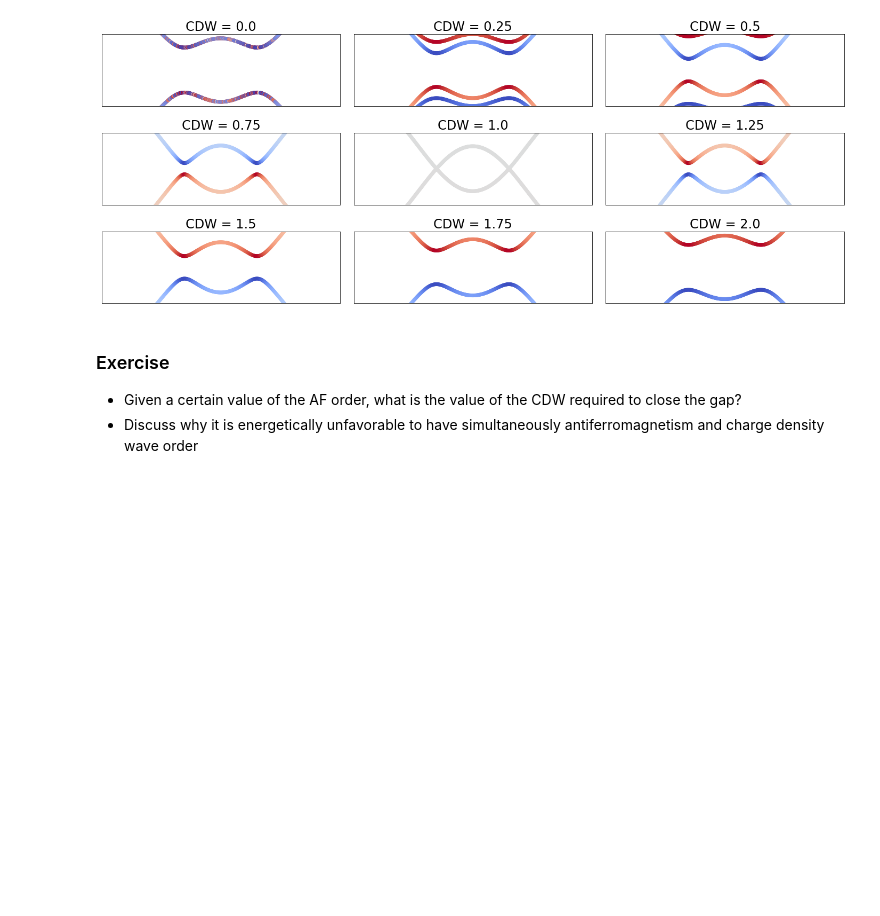
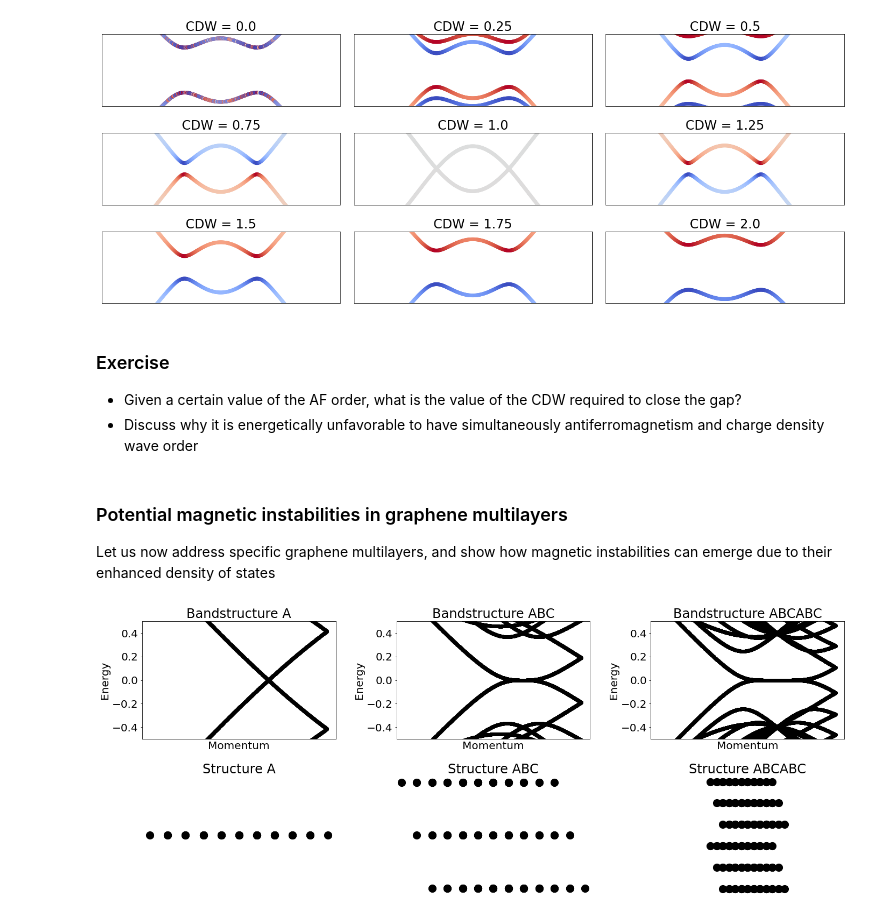
Before and after one commit to joselado/jyvaskyla_summer_school_2022, a Jupyter notebook: sessions/session3.ipynb, the cells around one changed output. Drawn from its saved outputs; the diff is of its cells as text; code cells hidden in the pictures; blank space fills up the shorter version.

```diff
--- a/sessions/session3.ipynb
+++ b/sessions/session3.ipynb
@@ -381,3 +381,24 @@ plt.tight_layout() # adjust the subplots
 ### Exercise
 - Given a certain value of the AF order, what is the value of the CDW required to close the gap?
 - Discuss why it is energetically unfavorable to have simultaneously antiferromagnetism and charge density wave order
+# %% [markdown]
+### Potential magnetic instabilities in graphene multilayers
+Let us now address specific graphene multilayers, and show how magnetic instabilities can emerge due to their enhanced density of states
+# %%
+from pyqula import specialhamiltonian
+mls = ["A","ABC","ABCABC"] # graphene multilayers to consider
+ii = 1 # counter
+for m in mls: # loop over multilayers
+    h = specialhamiltonian.multilayer_graphene(l=m,ti=0.4) # Hamiltonian of the graphene multilayer
+    h = h.get_supercell(4) # make a supercell to see the bands easier
+    (k,e) = h.get_bands(nk=800,kpath=["G","K","M"]) # compute band structure
+    plt.subplot(2,len(mls),ii) ; plt.title("Bandstructure "+m)
+    plt.scatter(k,e,c="black") ; plt.xlabel("Momentum") ; plt.ylabel("Energy") ; plt.xticks([])
+    plt.ylim([-.5,.5])
+    plt.subplot(2,len(mls),ii+len(mls)) ; plt.title("Structure "+m) ; gs = h.geometry
+    plt.scatter(gs.r[:,0],gs.r[:,2],c="black",s=200) ; plt.axis("equal") ; plt.axis("off")
+    ii += 1
+
+plt.tight_layout() # tight layout
+# %% [output]
+[figure, added]
```
Also changed, not shown: parts of 5 cells of this notebook.
